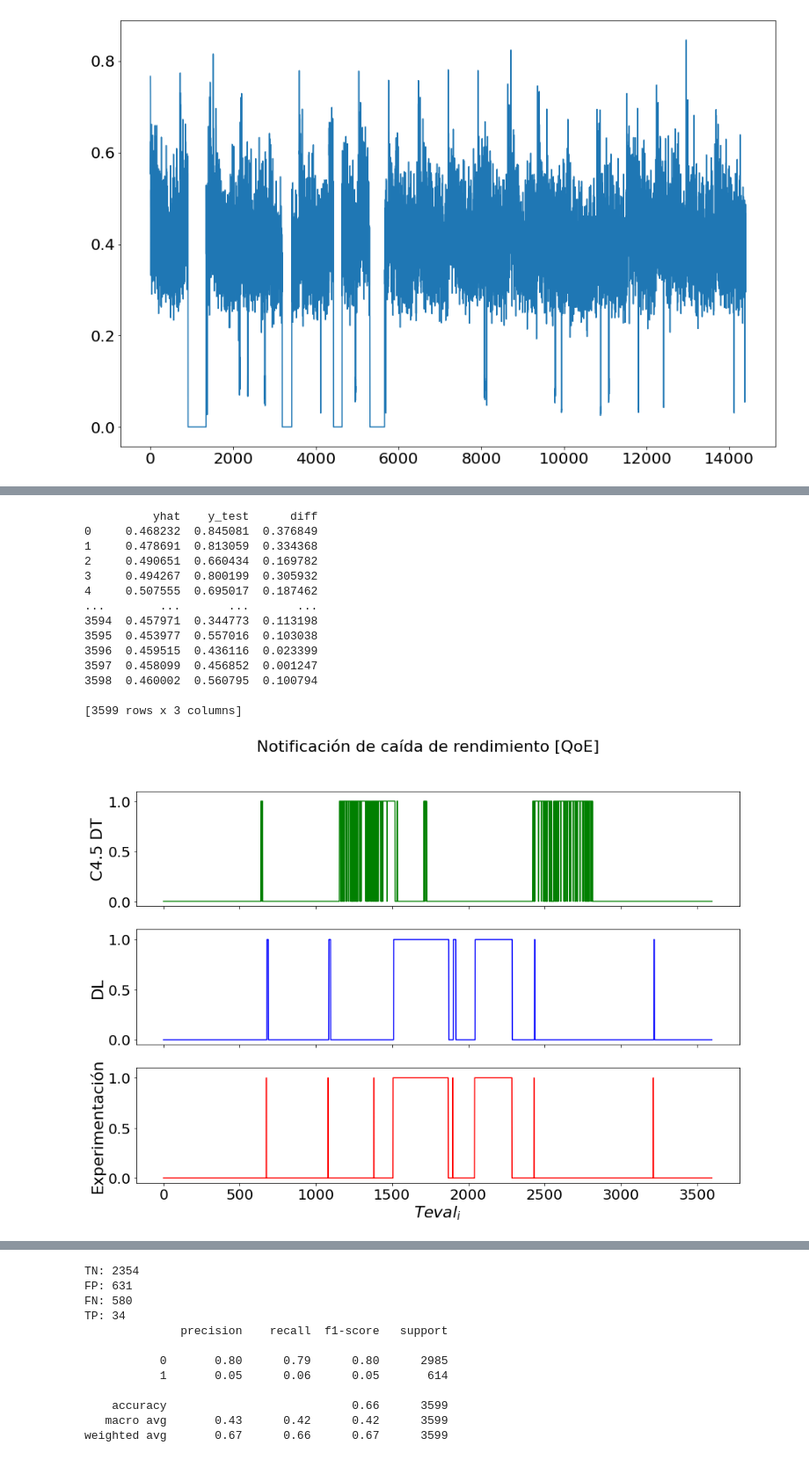
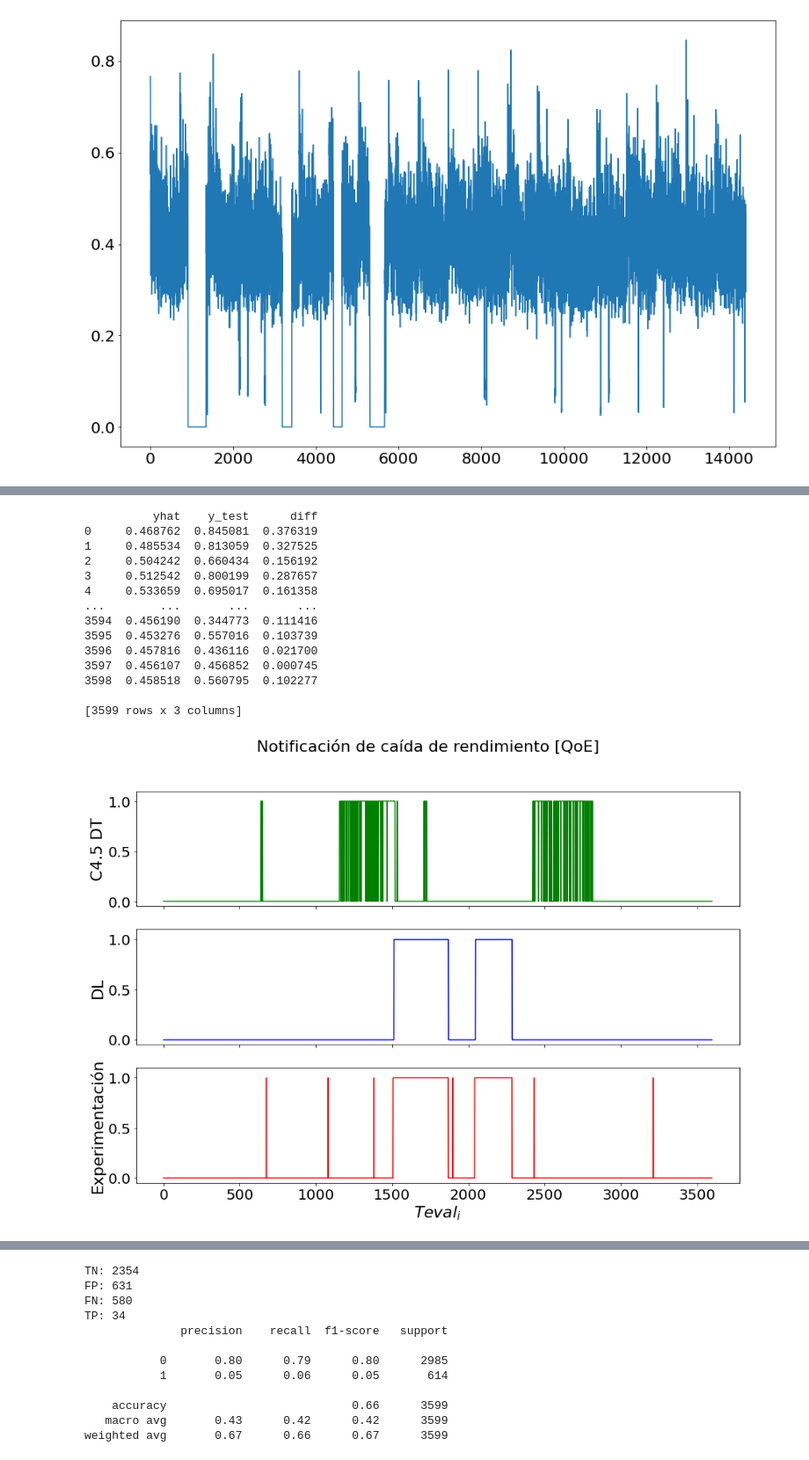
Before and after one commit to monaxiko/QoE-stimation, a Jupyter notebook: S2_Rural-mean_squared_error-ERRORs_v2.ipynb, the cells around one changed output, grey strips where cells are left out. Shown at 88% size. Cells and saved outputs as stored; diff of their text form; code cells hidden in the pictures.

```diff
--- a/S2_Rural-mean_squared_error-ERRORs_v2.ipynb
+++ b/S2_Rural-mean_squared_error-ERRORs_v2.ipynb
@@ -290,6 +291,7 @@ from sklearn.model_selection import train_test_split
 from sklearn import tree
 from sklearn.model_selection import cross_val_score
 # %%
+y_testt = df2['Decision']
 for i in range(0,df2.shape[0]):
     if(df2['Decision'][i] >=0.8 and df2['Decision'][i] <=1):
         df2['Decision'][i] = 5
@@ -325,7 +327,7 @@ Index(['GWAv', 'Jitter', 'Delay', 'ThBps', 'quantity', 'PDR', 'recall',
 
 [14400 rows x 7 columns]
 # %%
-df2_train, df2_test, dec_train, dec_test = train_test_split(df2, df_decision, test_size=0.25, shuffle=False, random_state=42)
+df2_train, df2_test, dec_train, dec_test = train_test_split(df2, y_testt, test_size=0.25, shuffle=False, random_state=42)
 # %%
 clf = tree.DecisionTreeClassifier(random_state=0)
 clf_train = clf.fit(df2_train, dec_train)
@@ -865,0 +938,28 @@ dict_keys(['loss'])
+# %%
+fig2, ((ax1), (ax2), (ax3)) = plt.subplots(nrows=3, ncols=1, sharex=True, sharey=False, figsize=(15,10))
+fig2.suptitle('Predicción Artículo vs. DL [QoE]',fontsize=22)
+#fig2.xlabel('$Teval_i$' ,fontsize=22)
+
+ax1.plot(yhat2,c='g')
+#ax1.set_xlabel('$Teval_i$' ,fontsize=22)
+ax1.set_ylabel('MOS [0,1]', fontsize=22)
+ax1.set_ylim([-0.05,1.1])
+ax1.tick_params(axis='x', labelsize=20)
+ax1.tick_params(axis='y', labelsize=20)
+
+ax2.plot(yhat_QoE,c='b')
+#ax1.set_xlabel('$Teval_i$' ,fontsize=22)
+ax2.set_ylabel('DL prediction', fontsize=22,rotation=90)
+ax2.set_ylim([-0.05,1.1])
+ax2.tick_params(axis='x', labelsize=20)
+ax2.tick_params(axis='y', labelsize=20)
+
+ax3.plot(y_test_QoE,c='r')
+ax3.set_xlabel('$Teval_i$' ,fontsize=22)
+ax3.set_ylabel('y_test', fontsize=22,rotation=90)
+ax3.set_ylim([-0.05,1.1])
+ax3.tick_params(axis='x', labelsize=20)
+ax3.tick_params(axis='y', labelsize=20)
+plt.savefig('../figure/S2Rural-comparisonPaperDLYtestQoE.png', format='png',bbox_inches='tight')
+
+plt.show()
@@ -885,7 +987,7 @@ for i in range(0,res_QoE['yhat'].shape[0]):
         notif.append(0)
         notif2.append(0)
     else:
-        if(res_QoE['yhat'][i] < res_QoE['y_test'][i-1]*th or res_QoE['yhat'][i] == res_QoE['yhat'][i-1] or res_QoE['yhat'][i] <= 0.4):
+        if(res_QoE['yhat'][i] < res_QoE['y_test'][i-1]*th or res_QoE['yhat'][i] == res_QoE['yhat'][i-1] or res_QoE['yhat'][i] <= 0.3):
             notif.append(1)
         else:
             notif.append(0)
@@ -906,44 +1008,44 @@ fig2.suptitle('Notificación de caída de rendimiento [QoE]',fontsize=22)
 #fig2.xlabel('$Teval_i$' ,fontsize=22)
 
 ax1.plot(notif_paper,c='g')
 #ax1.set_xlabel('$Teval_i$' ,fontsize=22)
 ax1.set_ylabel('C4.5 DT', fontsize=22)
 ax1.set_ylim([-0.05,1.1])
 ax1.tick_params(axis='x', labelsize=20)
 ax1.tick_params(axis='y', labelsize=20)
 
 ax2.plot(x,notif,c='b')
 #ax1.set_xlabel('$Teval_i$' ,fontsize=22)
 ax2.set_ylabel('DL', fontsize=22,rotation=90)
 ax2.set_ylim([-0.05,1.1])
 ax2.tick_params(axis='x', labelsize=20)
 ax2.tick_params(axis='y', labelsize=20)
 
 ax3.plot(x,notif2,c='r')
 ax3.set_xlabel('$Teval_i$' ,fontsize=22)
 ax3.set_ylabel('Experimentación', fontsize=22,rotation=90)
 ax3.set_ylim([-0.05,1.1])
 ax3.tick_params(axis='x', labelsize=20)
 ax3.tick_params(axis='y', labelsize=20)
 plt.savefig('../figure/S2Rural-NotificationsQoE.png', format='png',bbox_inches='tight')
 
 plt.show()
 # %% [output]
           yhat    y_test      diff
-0     0.468232  0.845081  0.376849
-1     0.478691  0.813059  0.334368
-2     0.490651  0.660434  0.169782
-3     0.494267  0.800199  0.305932
-4     0.507555  0.695017  0.187462
+0     0.468762  0.845081  0.376319
+1     0.485534  0.813059  0.327525
+2     0.504242  0.660434  0.156192
+3     0.512542  0.800199  0.287657
+4     0.533659  0.695017  0.161358
 ...        ...       ...       ...
-3594  0.457971  0.344773  0.113198
-3595  0.453977  0.557016  0.103038
-3596  0.459515  0.436116  0.023399
-3597  0.458099  0.456852  0.001247
-3598  0.460002  0.560795  0.100794
+3594  0.456190  0.344773  0.111416
+3595  0.453276  0.557016  0.103739
+3596  0.457816  0.436116  0.021700
+3597  0.456107  0.456852  0.000745
+3598  0.458518  0.560795  0.102277
 
 [3599 rows x 3 columns]
-[figure, old version]
+[figure, new version]
 # %%
 from sklearn.metrics import confusion_matrix, classification_report
 tn, fp, fn, tp = confusion_matrix(notif2, notif).ravel()
```
Also changed, not shown: parts of 34 cells of this notebook, 5 other files.
